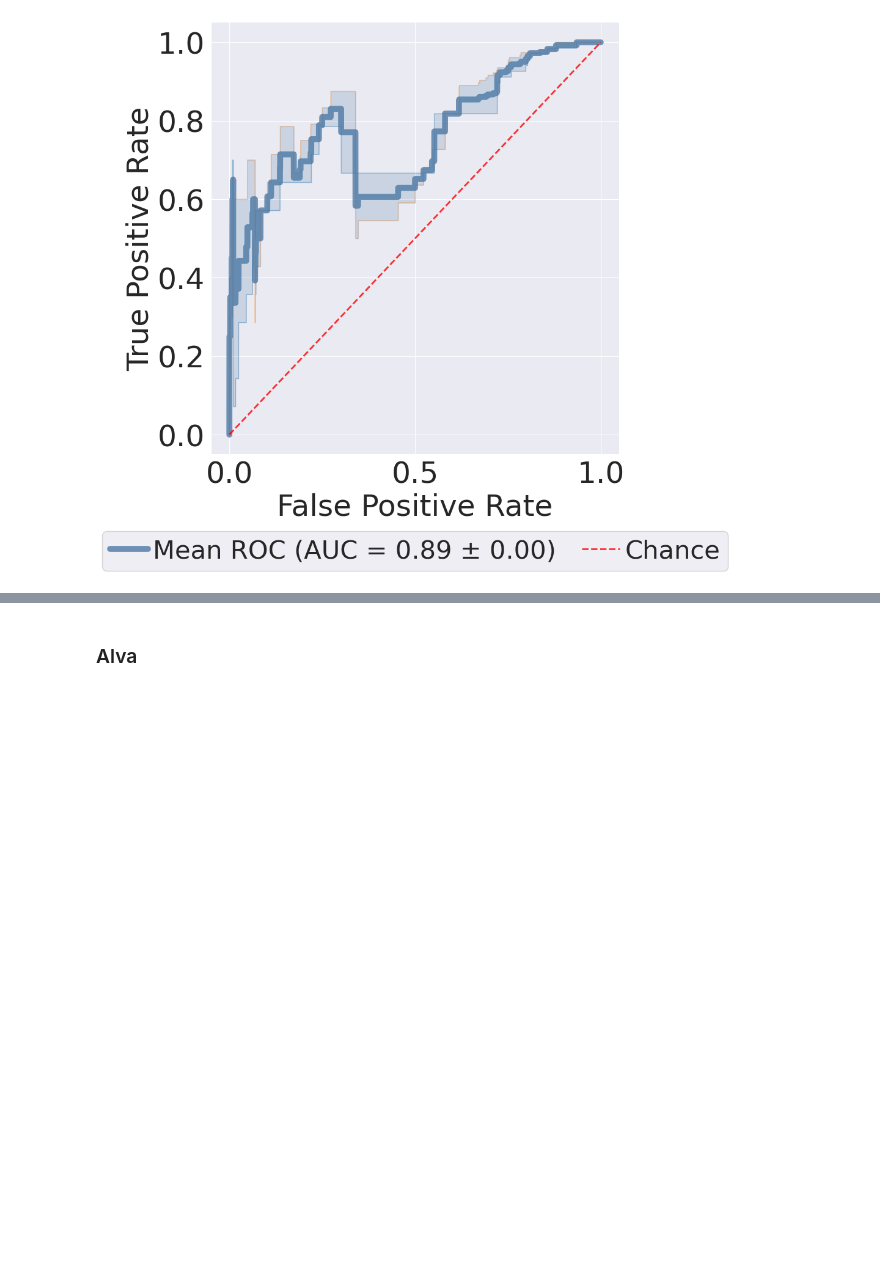
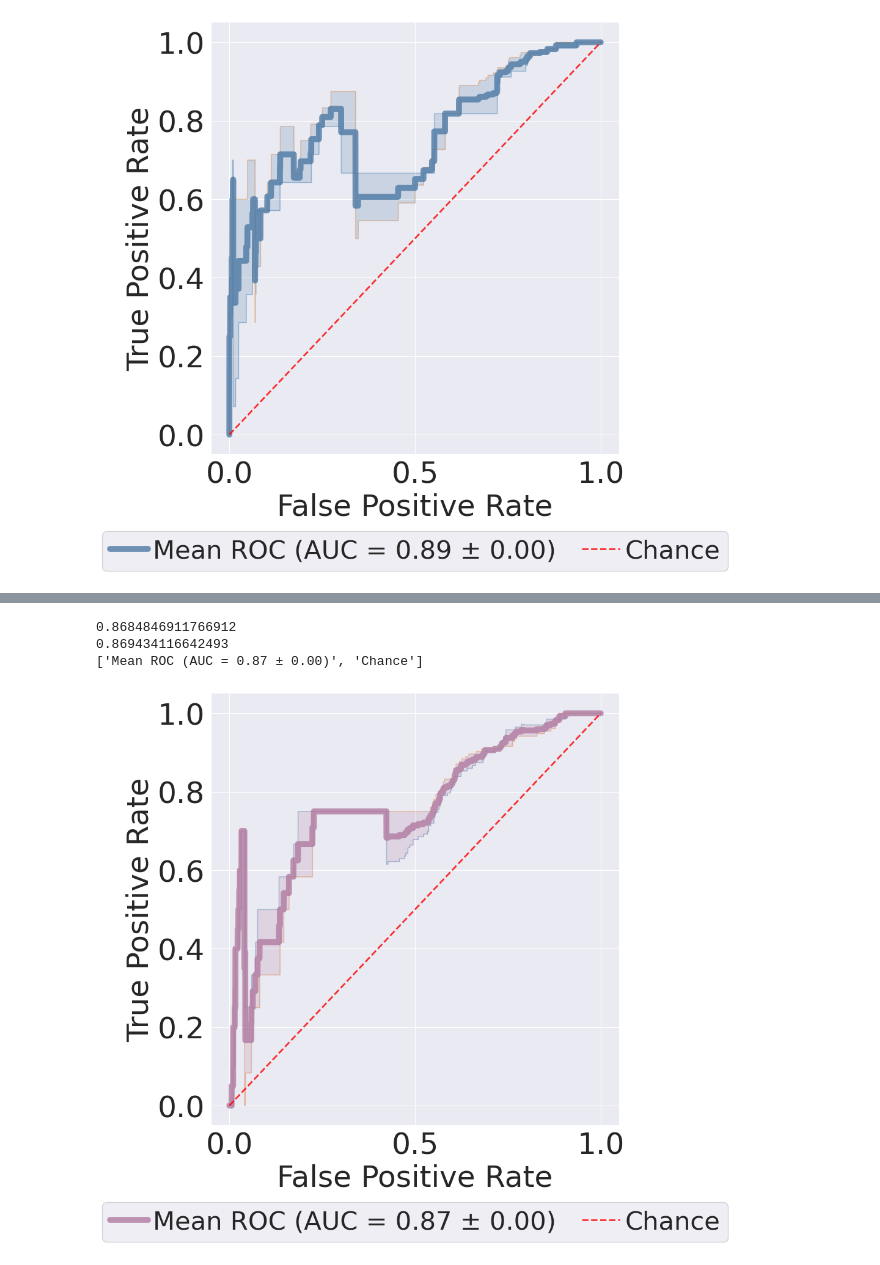
Before and after one commit to Farzaneh-Taleb/MoLFormer_N2024, a Jupyter notebook: Notebooks/GS-LF-classification_remote.ipynb, the cells around one changed output, grey strips where cells are left out. Drawn from its saved outputs; the diff is of its cells as text; code cells hidden in the pictures; blank space fills up the shorter version.

```diff
--- a/Notebooks/GS-LF-classification_remote.ipynb
+++ b/Notebooks/GS-LF-classification_remote.ipynb
@@ -391,14 +304,7 @@ def custom_logistic_regression(X,y):
     return estimator
 # %%
 def pipeline_regression(X_train,y_train,X_test,y_test,n_components=None):
-    mserrorrs_corssvalidated = []
-    correlations_corssvalidated = []
 
-    # print("min", X.min())
-    # print("max", X.max())
-
-
-    # X_train, X_test, y_train, y_test = train_test_split(X, y, test_size=0.2, random_state=seed+i)
     scaler = StandardScaler()
     X_train = scaler.fit_transform(X_train)
     X_test = scaler.transform(X_test)
@@ -408,12 +314,6 @@ def pipeline_regression(X_train,y_train,X_test,y_test,n_components=None):
         X_test=pca.transform(X_test)
     linreg =custom_logistic_regression(X_train,y_train)
     return linreg,X_test
-    # predicted_probs = linreg.predict_proba(X_test)
-    # predicted_labels = linreg.predict(X_test)
-    # mseerrors, correlations=metrics_per_descritor(X_test,y_test,linreg)
-    # mserrorrs_corssvalidated.append(mseerrors)
-    # correlations_corssvalidated.append(correlations)
-    # return predicted_probs,predicted_labels
 # %% [markdown]
 ## Loading MolFormer Model
 # %% [markdown]
@@ -550,6 +334,11 @@ def train_and_eval(gs_lf_embeddings_train,gs_lf_embeddings_valid,gs_lf_embedding
     predicted_probs,
     multi_class="ovr",
     average="micro")
+
+    ap_mean, mean_p_c, mean_r_c, mean_f_c, p_o, r_o, f_o,conf_matrices,roc_auc = mAP(gs_lf_y_test, predicted_probs, pos_thr=0.5)
+
+# print(ap_mean, mean_p_c, mean_r_c, mean_f_c, p_o, r_o, f_o,roc_auc)
+
 
     if plot:
         all_fpr = []
@@ -568,14 +357,8 @@ def train_and_eval(gs_lf_embeddings_train,gs_lf_embeddings_valid,gs_lf_embedding
         mean_tpr = np.interp(mean_fpr, all_fpr, all_tpr)
         mean_tpr[0] = 0.0
         mean_tpr[-1] = 1.0
-        return mean_fpr, mean_tpr,roc_auc_score_test
+        return ap_mean, mean_p_c, mean_r_c, mean_f_c, p_o, r_o, f_o,conf_matrices, roc_auc, mean_fpr, mean_tpr
 
-    return roc_auc_score_test
+
+    return ap_mean, mean_p_c, mean_r_c, mean_f_c, p_o, r_o, f_o,conf_matrices, roc_auc
-# %%
-def only_eval(gs_lf_y_test, predicted_probs):
-    roc_auc_score_test = roc_auc_score(gs_lf_y_test,
-    predicted_probs,
-    multi_class="ovr",
-    average="micro")
-    return roc_auc_score_test
 # %%
@@ -858,9 +574,9 @@ def plot_roc_auc_mean(base_path,index,data,color,x_att,y_att,train=True,ds='alva
         gs_lf, gs_lf_np,gs_lf_y,gs_lf_embeddings_train,gs_lf_y_train,gs_lf_embeddings_valid,gs_lf_y_valid,gs_lf_embeddings_test,gs_lf_y_test = extract_set_from_indices(base_path,input_file_data ,x_att,y_att, indices_train, indices_valid, indices_test)
 
         if train:
-            fpr, tpr,roc_auc = train_and_eval(gs_lf_embeddings_train,gs_lf_embeddings_valid,gs_lf_embeddings_test,gs_lf_y_train,gs_lf_y_valid,gs_lf_y_test)
+            ap_mean, mean_p_c, mean_r_c, mean_f_c, p_o, r_o, f_o,conf_matrices, roc_auc, fpr, tpr = train_and_eval(gs_lf_embeddings_train,gs_lf_embeddings_valid,gs_lf_embeddings_test,gs_lf_y_train,gs_lf_y_valid,gs_lf_y_test)
         else:
-            fpr, tpr,roc_auc = only_eval2( gs_lf_y_test, gs_lf_embeddings_test)
+            ap_mean, mean_p_c, mean_r_c, mean_f_c, p_o, r_o, f_o,conf_matrices, roc_auc, fpr, tpr = only_eval( gs_lf_y_test, gs_lf_embeddings_test)
 
 
         tprs.append(tpr)
@@ -1155,2 +662,0 @@ print(ap_mean, mean_p_c, mean_r_c, mean_f_c, p_o, r_o, f_o,roc_auc)
-# %% [markdown]
-### Alva
@@ -1180,0 +663,11 @@ print(ap_mean, mean_p_c, mean_r_c, mean_f_c, p_o, r_o, f_o,roc_auc)
+# %%
+# compute_paramters_plot_alva(13,color='#b07aa0')
+
+input_file_indices = 'curated_datasets/embeddings/pom/gslf-splits-idx-'
+input_file_data = 'curated_datasets/alva/gslf_molecules_alva_y'
+plot_roc_auc_mean(base_path,input_file_indices,input_file_data,color='#b07aa0',x_att='embeddings',y_att='y',train=True,ds="DAM_rocauc")
+# %% [output]
+0.8684846911766912
+0.869434116642493
+['Mean ROC (AUC = 0.87 ± 0.00)', 'Chance']
+[figure, added]
```
Also changed, not shown: parts of 54 cells of this notebook.
